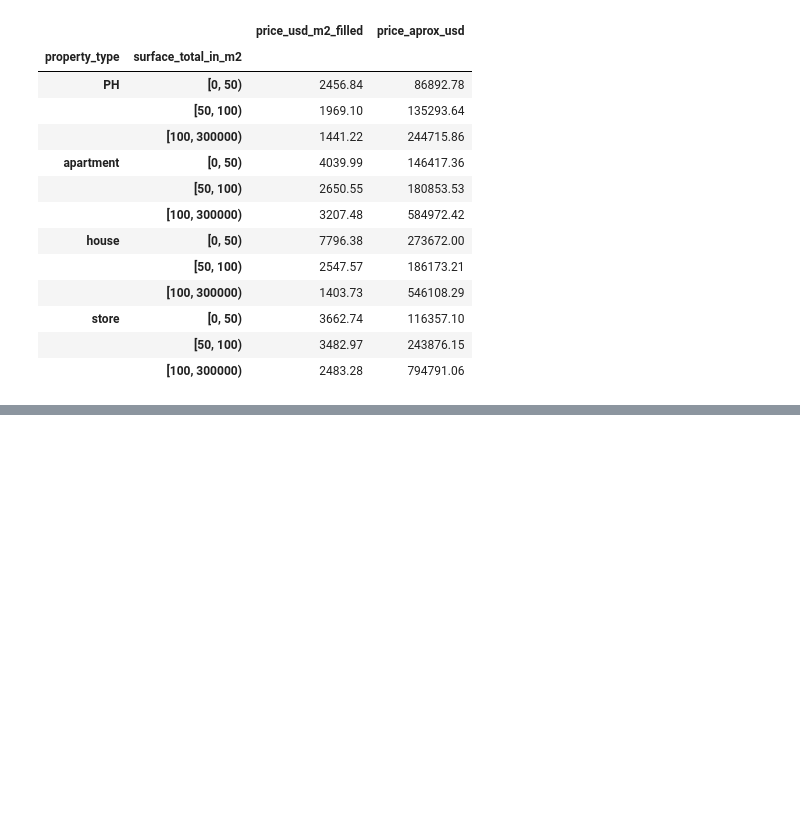
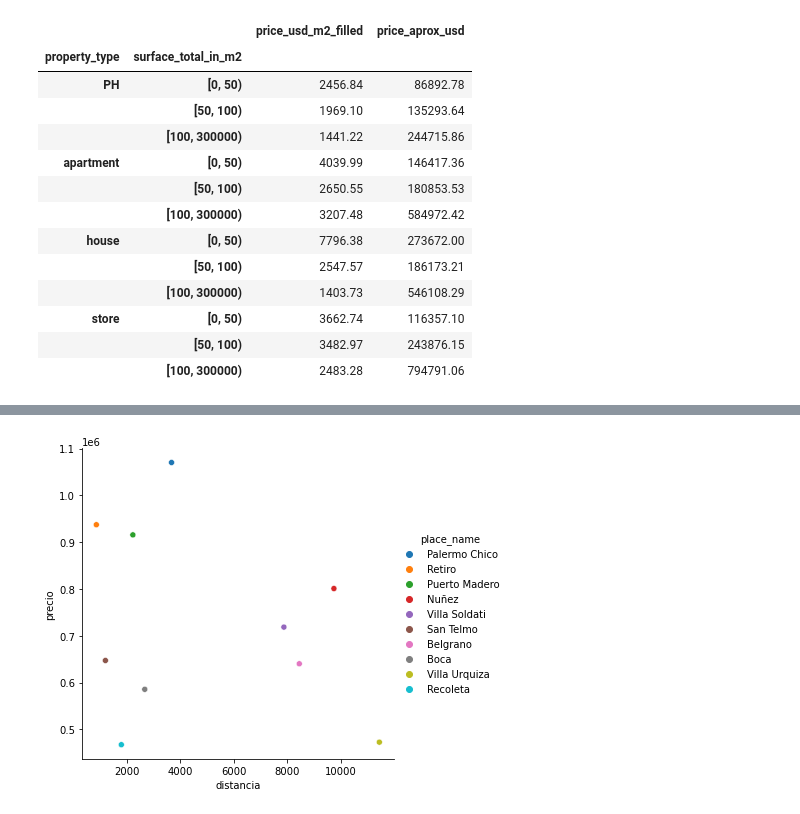
Before and after one commit to huguito22/TPintegradorDH, a Jupyter notebook: Grupo 4 - TP 1.ipynb, the cells around one changed output, grey strips where cells are left out. Drawn from its saved outputs; the diff is of its cells as text; code cells hidden in the pictures; blank space fills up the shorter version.

Commit message:
unificando distancia obelisco y graficos

```diff
--- a/Grupo 4 - TP 1.ipynb
+++ b/Grupo 4 - TP 1.ipynb
@@ -239,0 +359,6 @@ data_caba.head(10)
+# %%
+#Promedio precios por barrio
+geo_prop_group['precio']  =  geo_prop.groupby(['place_name'])[['price']].mean()
+# %%
+#Promedio distancia por barrio
+geo_prop_group['distancia'] =  geo_prop.groupby(['place_name'])[['distancia_obelisco']].mean()
@@ -239,0 +380,8 @@ data_caba.head(10)
+# %%
+#Y finalmente, agregar otras dos columnas con el ranking según el promedio (distancia y precio) por barrio.
+
+# Ranking distancia por barrio
+geo_prop_group["rank_distancia"] = geo_prop_group.distancia.rank(ascending=True)
+
+# Ranking precio por barrio
+geo_prop_group["rank_precio"] = geo_prop_group.precio.rank(ascending=False)
@@ -239,0 +405,4 @@ data_caba.head(10)
+# %%
+# 10 primeros rankeados por precio
+data_rank_precio = geo_prop_group.sort_values(by="rank_precio").head(10)
+data_rank_precio
@@ -239,0 +426,7 @@ data_caba.head(10)
+# %%
+#Grafico relacion distancia precio top 10 precios
+sns.relplot(x = 'distancia', y = 'precio', hue='place_name', data = data_rank_precio)
+
+plt.show()
+# %% [output]
+[figure, added]
```
Also changed, not shown: parts of 31 cells of this notebook.
